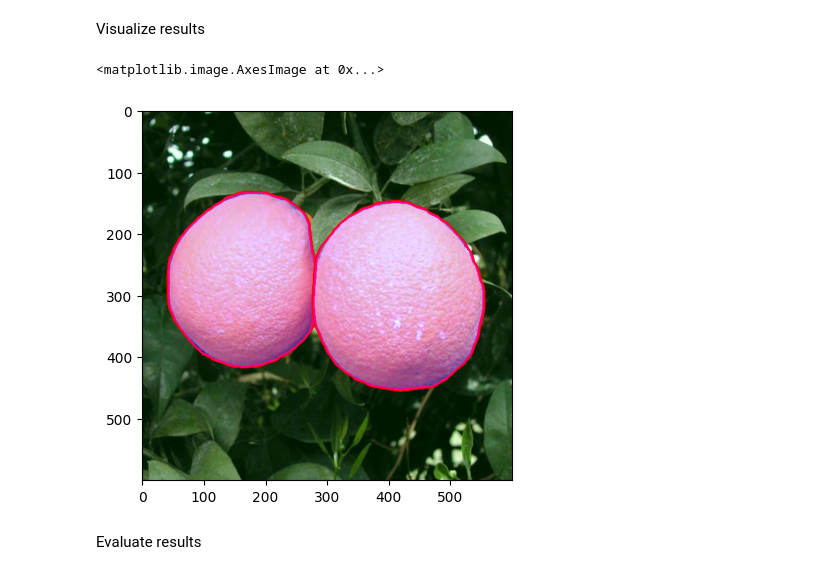
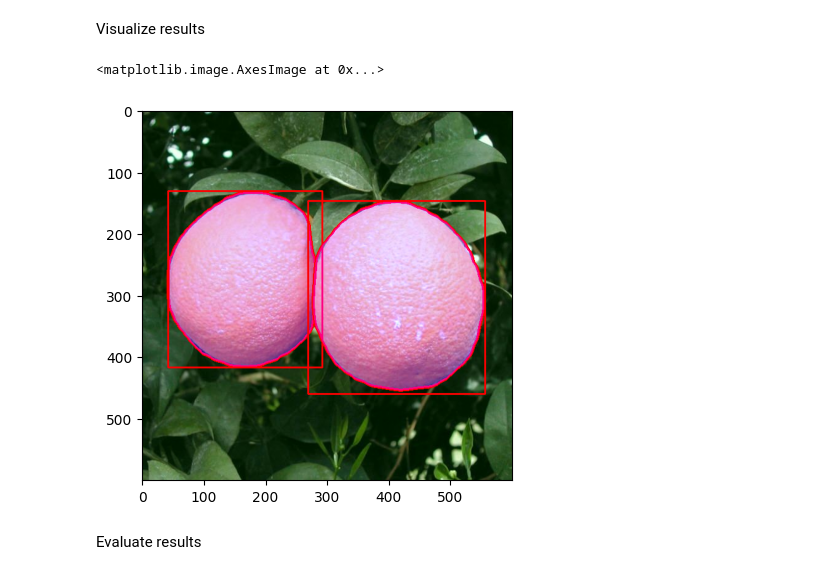
Before and after one commit to EarlJr53/robosys-orange-detection-cv, a Jupyter notebook: isha_lesson2.ipynb, the cells around one changed output. Cells and saved outputs as stored; diff of their text form; code cells hidden in the pictures.

```diff
--- a/isha_lesson2.ipynb
+++ b/isha_lesson2.ipynb
@@ -173,39 +173,37 @@ import cv2 as cv
 import numpy as np
 
 # TODO: Import the image using cv.imread
 
 img = cv.imread(image_path)
 img = cv.cvtColor(img, cv.COLOR_BGR2RGB)
 
 highlighted_img = img
 
 # TODO: Using the threshold to filter predictions, apply the equivalent mask and draw the bounding box (using cv.rectangle()) on the image
 
 for i in range(len(scores)):
     if scores[i] > score_threshold:
         mask = masks[i][0] > 0.5
         mask = (mask * 255).astype(np.uint8)
+        bbox = boxes[i]
+        bbox = [int(i) for i in bbox]
 
         contours, _ = cv.findContours(mask, cv.RETR_EXTERNAL, cv.CHAIN_APPROX_NONE)
         bounding = cv.drawContours(highlighted_img, contours, -1, (255, 0, 0), 3)
 
         highlighted_mask = np.zeros_like(img)
         highlighted_mask[:, :, 2] = mask  # Assign mask to green channel for highlighting
 
         highlighted_img = cv.bitwise_and(highlighted_img, bounding)
         highlighted_img = cv.addWeighted(highlighted_img, 1, highlighted_mask, 0.5, 0)
+        cv.rectangle(highlighted_img, (bbox[0], bbox[1]), (bbox[2], bbox[3]), (255, 0, 0), 2)
 
 plt.imshow(highlighted_img)
 
 # TODO: Plot the original image and the segmentation/bounding box image
-
-
-# result = cv.bitwise_and(highlighted_img, bounding)
-
-# plt.imshow(result)
 # %% [output]
 <matplotlib.image.AxesImage at 0x...>
-[figure, old version]
+[figure, new version]
 # %% [markdown]
 Evaluate results
 # %%
```
Also changed, not shown: parts of 3 cells of this notebook, 1 other file.
